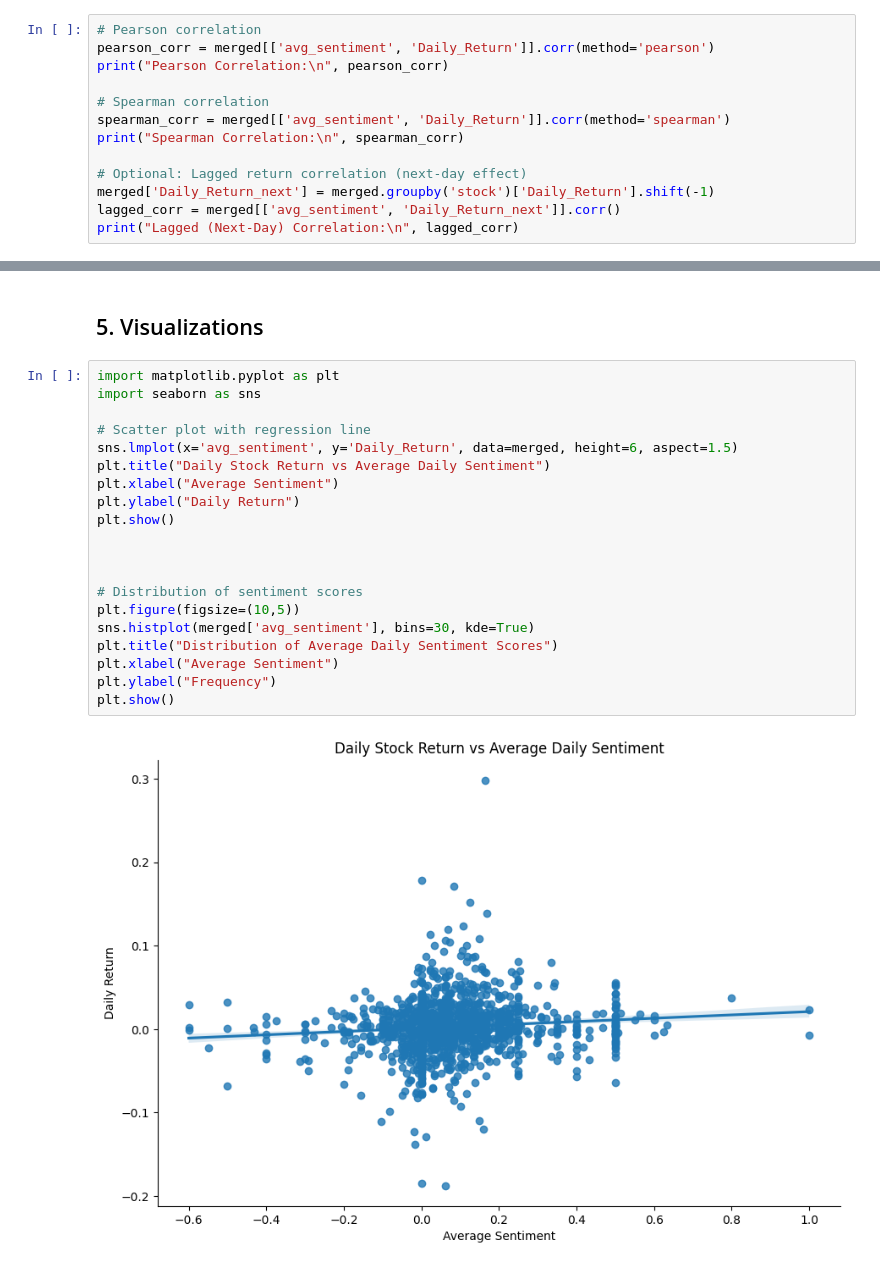
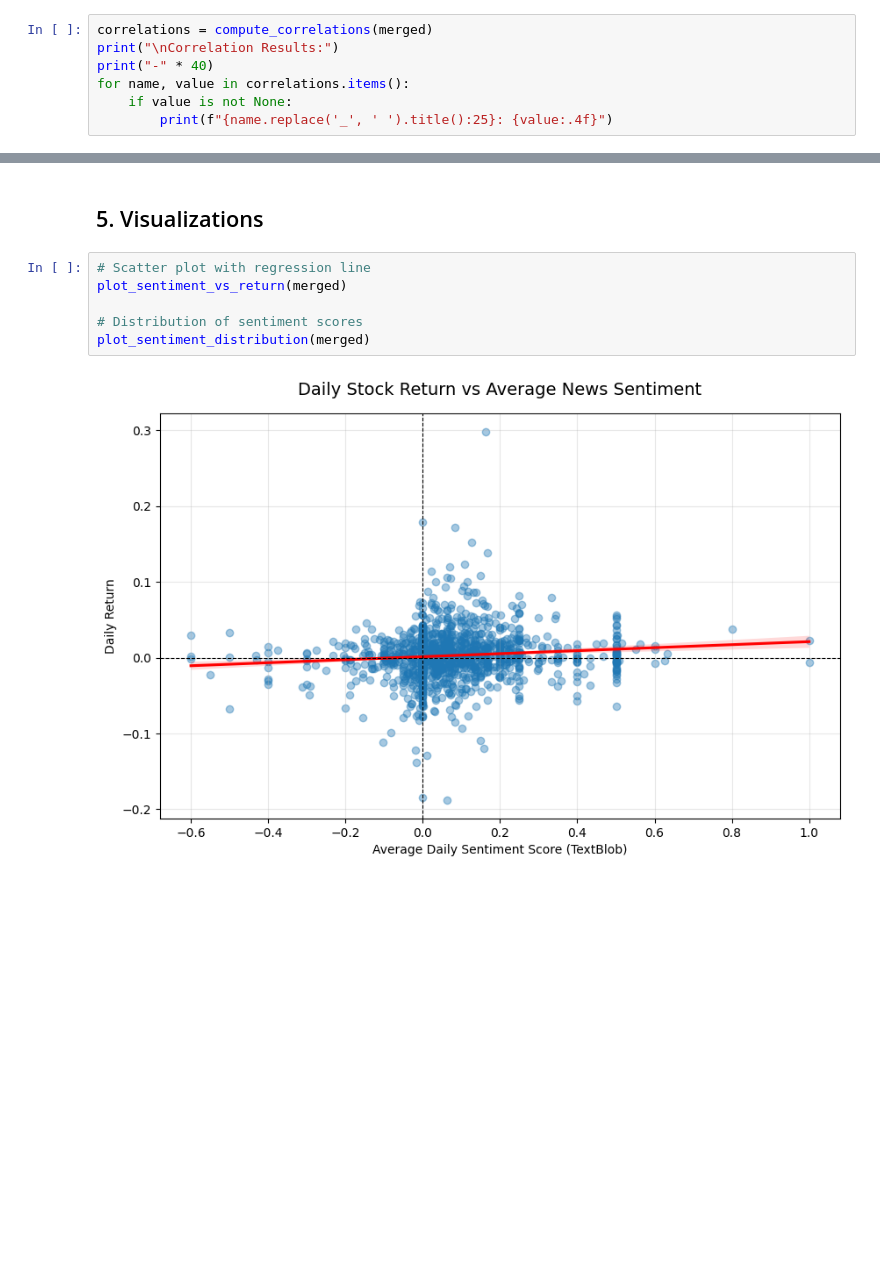
Before and after one commit to nathanaeldereje/financial-news-sentiment-analysis, a Jupyter notebook: notebooks/03_sentiment_correlation.ipynb, the cells around one changed output, grey strips where cells are left out. Drawn from its saved outputs; the diff is of its cells as text; blank space fills up the shorter version.

```diff
--- a/notebooks/03_sentiment_correlation.ipynb
+++ b/notebooks/03_sentiment_correlation.ipynb
@@ -138,16 +90,10 @@ merged.head()
 # %% [markdown]
 ## 4. Correlation Analysis
 # %%
-# Pearson correlation
-pearson_corr = merged[['avg_sentiment', 'Daily_Return']].corr(method='pearson')
-print("Pearson Correlation:\n", pearson_corr)
-
-# Spearman correlation
-spearman_corr = merged[['avg_sentiment', 'Daily_Return']].corr(method='spearman')
-print("Spearman Correlation:\n", spearman_corr)
-
-# Optional: Lagged return correlation (next-day effect)
-merged['Daily_Return_next'] = merged.groupby('stock')['Daily_Return'].shift(-1)
-lagged_corr = merged[['avg_sentiment', 'Daily_Return_next']].corr()
-print("Lagged (Next-Day) Correlation:\n", lagged_corr)
+correlations = compute_correlations(merged)
+print("\nCorrelation Results:")
+print("-" * 40)
+for name, value in correlations.items():
+    if value is not None:
+        print(f"{name.replace('_', ' ').title():25}: {value:.4f}")
 # %% [output]
@@ -166,24 +105,10 @@ Daily_Return_next      -0.016679           1.000000
 # %% [markdown]
 ## 5. Visualizations
 # %%
-import matplotlib.pyplot as plt
-import seaborn as sns
-
 # Scatter plot with regression line
-sns.lmplot(x='avg_sentiment', y='Daily_Return', data=merged, height=6, aspect=1.5)
-plt.title("Daily Stock Return vs Average Daily Sentiment")
-plt.xlabel("Average Sentiment")
-plt.ylabel("Daily Return")
-plt.show()
-
-
+plot_sentiment_vs_return(merged)
 
 # Distribution of sentiment scores
-plt.figure(figsize=(10,5))
-sns.histplot(merged['avg_sentiment'], bins=30, kde=True)
-plt.title("Distribution of Average Daily Sentiment Scores")
-plt.xlabel("Average Sentiment")
-plt.ylabel("Frequency")
-plt.show()
+plot_sentiment_distribution(merged)
 # %% [output]
-[figure, old version]
+[figure, new version]
```
Also changed, not shown: parts of 14 cells of this notebook, 4 other files.
